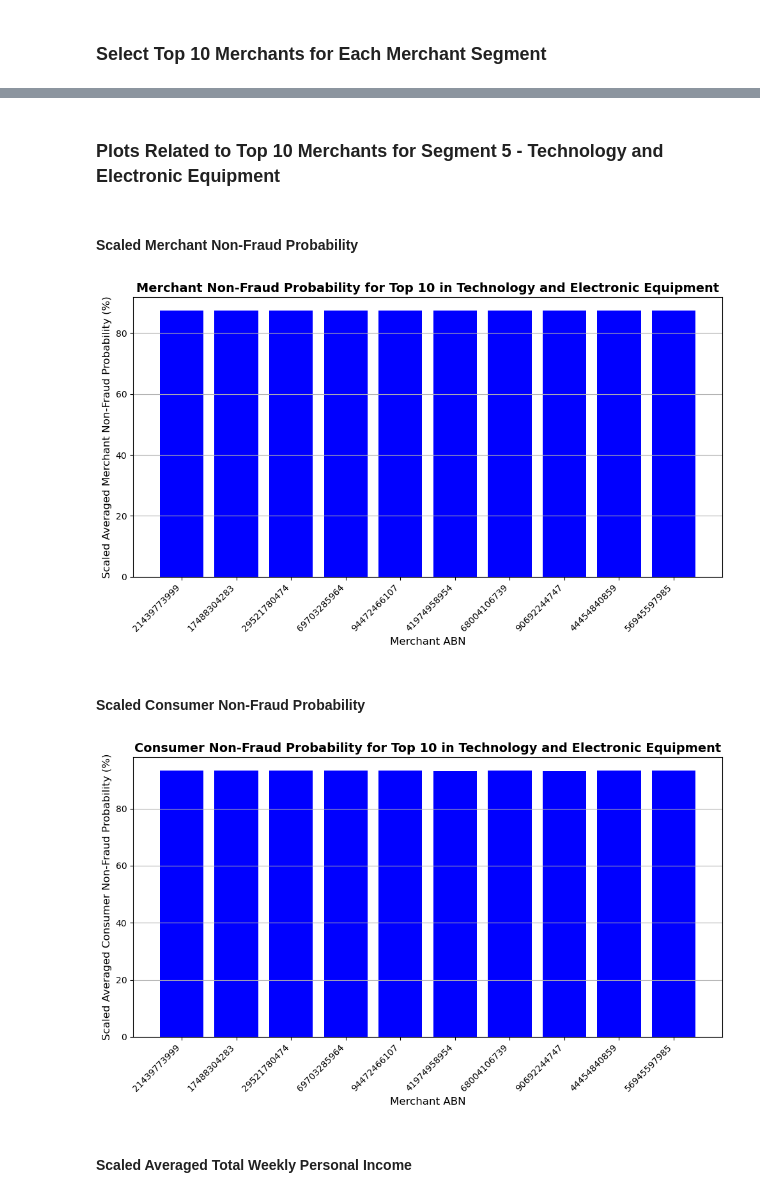
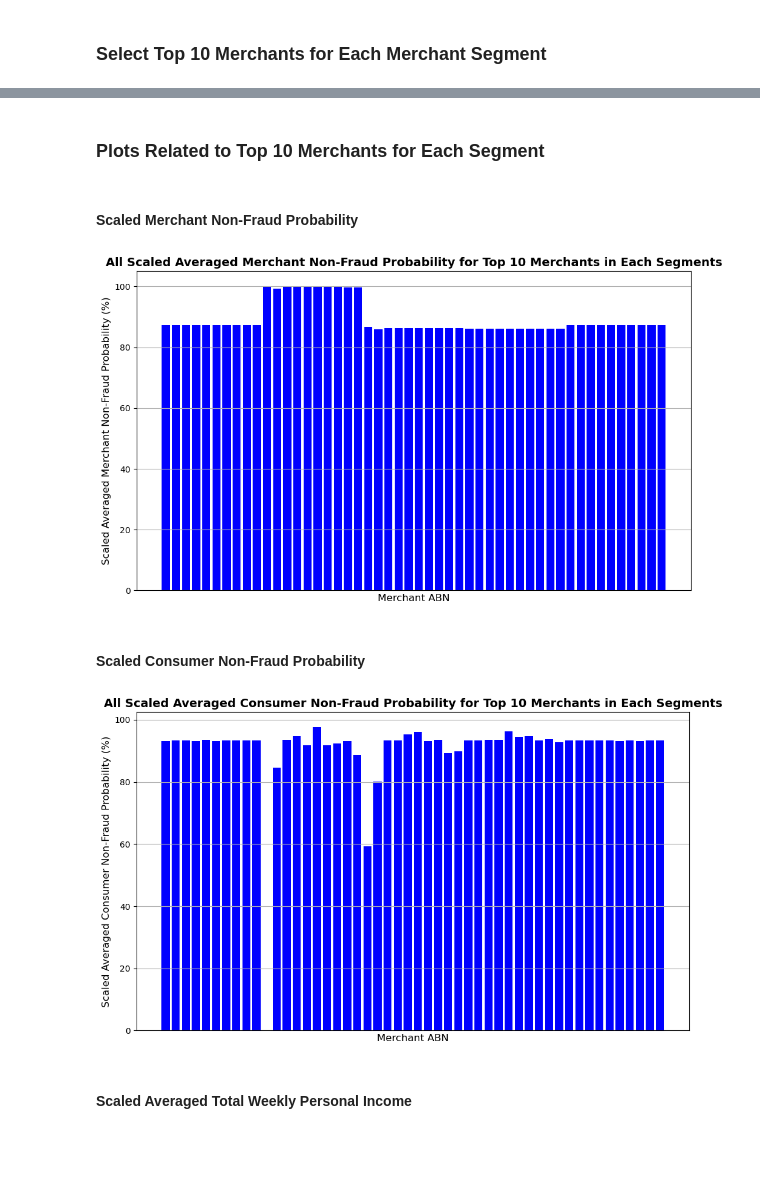
Before and after one commit to MAST30034-AppliedDataScience/project-2-group-buy-now-pay-later-industry-project-28, a Jupyter notebook: notebooks/09_Ranking.ipynb, the cells around one changed output, grey strips where cells are left out. Saved outputs shown, nothing was run; the diff lists cells and outputs as text; code cells hidden in the pictures; blank space fills up the shorter version.

Commit message:
Update ranking plots

```diff
--- a/notebooks/09_Ranking.ipynb
+++ b/notebooks/09_Ranking.ipynb
@@ -1061,4 +1057,4 @@ Number of merchants in Segment - Technology and Electronic Equipment: 10
 +------------+-----------------------------------------+---------------------------+-------------------------+----------------------+----------------------+-------------------------+------------------ ...
 only showing top 20 rows
 # %% [markdown]
-### Plots Related to Top 10 Merchants for Segment 5 - Technology and Electronic Equipment
+### Plots Related to Top 10 Merchants for Each Segment
@@ -1071,49 +1061,47 @@ filtered_merchants_pd = filtered_merchants.toPandas()
+# %%
+# Convert the PySpark DataFrame to a Pandas DataFrame and cast merchant_abn to string
+df = combined_top_10_merchants.select(
+    F.col("merchant_abn").cast("string"),  # Convert merchant_abn to string for plotting
+    "scaled_avg_merchant_not_fraud_probability",
+    "scaled_avg_consumer_not_fraud_probability",
+    "scaled_avg_tot_prsnl_inc_weekly"
+).toPandas()
 # %% [markdown]
 #### Scaled Merchant Non-Fraud Probability
 # %%
-# Convert the 'merchant_abn' column to string to prevent scientific notation
-filtered_merchants_pd['merchant_abn'] = filtered_merchants_pd['merchant_abn'].astype(str)
-
-# Plot 1: Scaled Averaged Merchant Non-Fraud Probability
 plt.figure(figsize=(10, 6))
-plt.bar(filtered_merchants_pd['merchant_abn'],
-        filtered_merchants_pd['scaled_avg_merchant_not_fraud_probability'], color='b')
-plt.title("Merchant Non-Fraud Probability for Top 10 in Technology and Electronic Equipment",
+plt.bar(df['merchant_abn'], df['scaled_avg_merchant_not_fraud_probability'], color='b')
+plt.title("All Scaled Averaged Merchant Non-Fraud Probability for Top 10 Merchants in Each Segments",
           fontsize=14, weight="bold")
 plt.xlabel("Merchant ABN", fontsize=12)
 plt.ylabel("Scaled Averaged Merchant Non-Fraud Probability (%)", fontsize=12)
-plt.xticks(rotation=45, ha="right")  # Rotate x-axis labels for readability
+plt.xticks([], [])  # Hide the x-axis tick labels but keep the x-axis label
 plt.grid(True, axis='y')
 plt.tight_layout()
 
-# Save and display the plot
-plt.savefig('../plots/top10_merchant_non_fraud_prob_seg5.png', dpi=300, bbox_inches='tight')
+# save and display the plot
+plt.savefig('../plots/top10_merchant_non_fraud_prob.png', dpi=300, bbox_inches='tight')
 plt.show()
 # %% [output]
-[figure, old version]
+[figure, new version]
 # %% [markdown]
 #### Scaled Consumer Non-Fraud Probability
 # %%
-# Convert the 'merchant_abn' column to string to prevent scientific notation
-filtered_merchants_pd['merchant_abn'] = filtered_merchants_pd['merchant_abn'].astype(str)
-
-# Plot 1: Scaled Averaged Merchant Non-Fraud Probability
 plt.figure(figsize=(10, 6))
-plt.bar(filtered_merchants_pd['merchant_abn'],
-        filtered_merchants_pd['scaled_avg_consumer_not_fraud_probability'], color='b')
-plt.title("Consumer Non-Fraud Probability for Top 10 in Technology and Electronic Equipment",
+plt.bar(df['merchant_abn'], df['scaled_avg_consumer_not_fraud_probability'], color='b')
+plt.title("All Scaled Averaged Consumer Non-Fraud Probability for Top 10 Merchants in Each Segments",
           fontsize=14, weight="bold")
 plt.xlabel("Merchant ABN", fontsize=12)
 plt.ylabel("Scaled Averaged Consumer Non-Fraud Probability (%)", fontsize=12)
-plt.xticks(rotation=45, ha="right")  # Rotate x-axis labels for readability
+plt.xticks([], [])  # Hide the x-axis tick labels but keep the x-axis label
 plt.grid(True, axis='y')
 plt.tight_layout()
 
-# Save and display the plot
-plt.savefig('../plots/top10_consumer_non_fraud_prob_seg5.png', dpi=300, bbox_inches='tight')
+# save and display the plot
+plt.savefig('../plots/top10_consumer_non_fraud_prob.png', dpi=300, bbox_inches='tight')
 plt.show()
 # %% [output]
-[figure, old version]
+[figure, new version]
 # %% [markdown]
 #### Scaled Averaged Total Weekly Personal Income
 # %%
```
Also changed, not shown: parts of 12 cells of this notebook, 8 other files.
